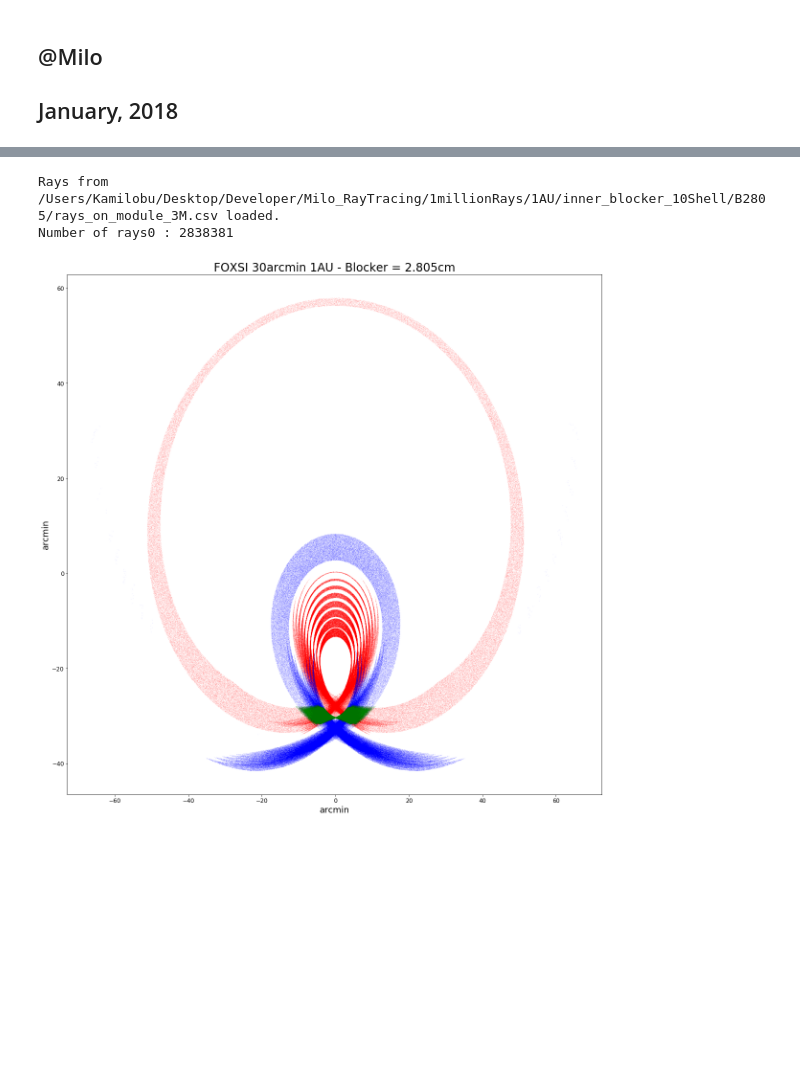
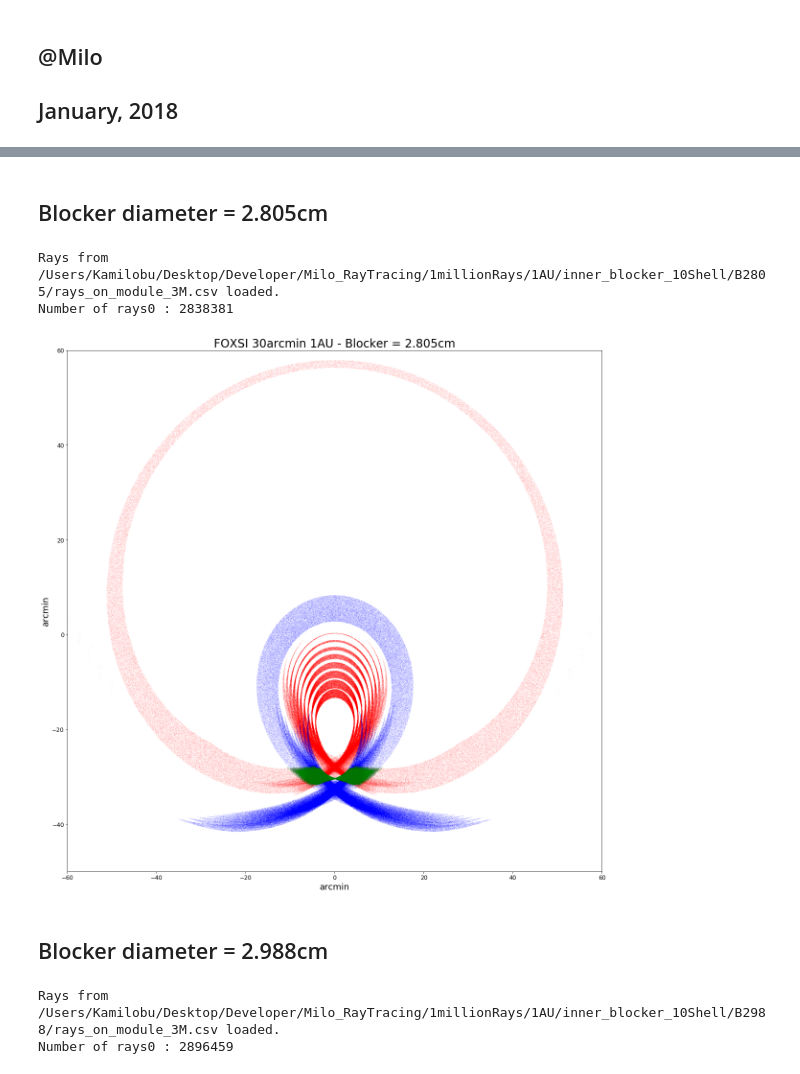
Before and after one commit to pymilo/Milo_RayTracing, a Jupyter notebook: Notebooks/Inner_Blocker_Size_10Shell_1AU.ipynb, the cells around one changed output, grey strips where cells are left out. Cells and saved outputs as stored; diff of their text form; code cells hidden in the pictures; blank space fills up the shorter version.

Commit message:
Update on the Inner Blocker Size analysis

```diff
--- a/Notebooks/Inner_Blocker_Size_10Shell_1AU.ipynb
+++ b/Notebooks/Inner_Blocker_Size_10Shell_1AU.ipynb
@@ -10,0 +13,3 @@ import matplotlib
+# %%
+B2623rays = load_rays('/Users/Kamilobu/Desktop/Developer/Milo_RayTracing/1millionRays/1AU/inner_blocker_10Shell/B2623/rays_on_module_3M.csv')
+print('Number of rays0 : {:d}'.format(len(B2623rays)))
@@ -11 +75,3 @@ import matplotlib
+# %% [markdown]
+## Blocker diameter = 2.805cm
 # %%
@@ -32,41 +98,49 @@ detector.catchRays(Brays)
 # %%
-Drays = [ray for ray in Brays if (ray.des[2]==230.0 and ray.bounces ==2 )]
-Srays = [ray for ray in Brays if (ray.des[2]==230.0 and ray.bounces ==1 )]
-Hrays = [ray for ray in Brays if (ray.des[2]==230.0 and ray.bounces ==1 and ray.tag[-4:] == 'Hy-D' )]
-Prays = [ray for ray in Brays if (ray.des[2]==230.0 and ray.bounces ==1 and ray.tag[-4:] == 'Pa-D' )]
+B2805Drays = [ray for ray in B2805rays if (ray.des[2]==230.0 and ray.bounces ==2 )]
+B2805Srays = [ray for ray in B2805rays if (ray.des[2]==230.0 and ray.bounces ==1 )]
+B2805Hrays = [ray for ray in B2805rays if (ray.des[2]==230.0 and ray.bounces ==1 and ray.tag[-4:] == 'Hy-D' )]
+B2805Prays = [ray for ray in B2805rays if (ray.des[2]==230.0 and ray.bounces ==1 and ray.tag[-4:] == 'Pa-D' )]
 
 #sim_scale = 1.0    # 1cm = 17.4 arcmin
 sim_scale = 17.4    # 1cm = 17.4 arcmin
 
 #Hyperboloid
-Hx, Hy = [], []
-for ray in Hrays:
-    Hx.append(ray.pos[0]*sim_scale)
-    Hy.append(ray.pos[1]*sim_scale)
+B2805Hx, B2805Hy = [], []
+for ray in B2805Hrays:
+    B2805Hx.append(ray.pos[0]*sim_scale)
+    B2805Hy.append(ray.pos[1]*sim_scale)
 
 # Paraboloid
-Px, Py = [], []
-for ray in Prays:
-    Px.append(ray.pos[0]*sim_scale)
-    Py.append(ray.pos[1]*sim_scale)
+B2805Px, B2805Py = [], []
+for ray in B2805Prays:
+    B2805Px.append(ray.pos[0]*sim_scale)
+    B2805Py.append(ray.pos[1]*sim_scale)
 
 # Double
-Dx, Dy = [], []
-for ray in Drays:
-    Dx.append(ray.pos[0]*sim_scale)
-    Dy.append(ray.pos[1]*sim_scale)
+B2805Dx, B2805Dy = [], []
+for ray in B2805Drays:
+    B2805Dx.append(ray.pos[0]*sim_scale)
+    B2805Dy.append(ray.pos[1]*sim_scale)
 # %%
 fig = plt.figure(figsize=(20,20))
 plt.title('FOXSI 30arcmin 1AU - Blocker = 2.805cm',fontsize=24)
 plt.xlabel('arcmin',fontsize=18)
 plt.ylabel('arcmin',fontsize=18)
 plt.yticks(fontsize=12)
 plt.xticks(fontsize=12)
-plt.scatter(Hx,Hy,color='red',s=0.001,alpha=0.8)
-plt.scatter(Px,Py,color='blue',s=0.001,alpha=0.8)
-plt.scatter(Dx,Dy,color='green',s=0.001,alpha=0.8)
-#plt.ylim(-2.5,0.5)
-#plt.xlim(-2.,2.)
+plt.scatter(B2805Hx,B2805Hy,color='red',s=0.001,alpha=0.8)
+plt.scatter(B2805Px,B2805Py,color='blue',s=0.001,alpha=0.8)
+plt.scatter(B2805Dx,B2805Dy,color='green',s=0.001,alpha=0.8)
+plt.ylim(-50.,60.)
+plt.xlim(-60.,60.)
 plt.show()
 # %% [output]
-[figure, old version]
+[figure, new version]
+# %% [markdown]
+## Blocker diameter = 2.988cm
+# %%
+B2988rays = load_rays('/Users/Kamilobu/Desktop/Developer/Milo_RayTracing/1millionRays/1AU/inner_blocker_10Shell/B2988/rays_on_module_3M.csv')
+print('Number of rays0 : {:d}'.format(len(B2988rays)))
+# %% [output]
+Rays from /Users/Kamilobu/Desktop/Developer/Milo_RayTracing/1millionRays/1AU/inner_blocker_10Shell/B2988/rays_on_module_3M.csv loaded.
+Number of rays0 : 2896459
```
Also changed, not shown: parts of 24 cells of this notebook, 1 other file.
